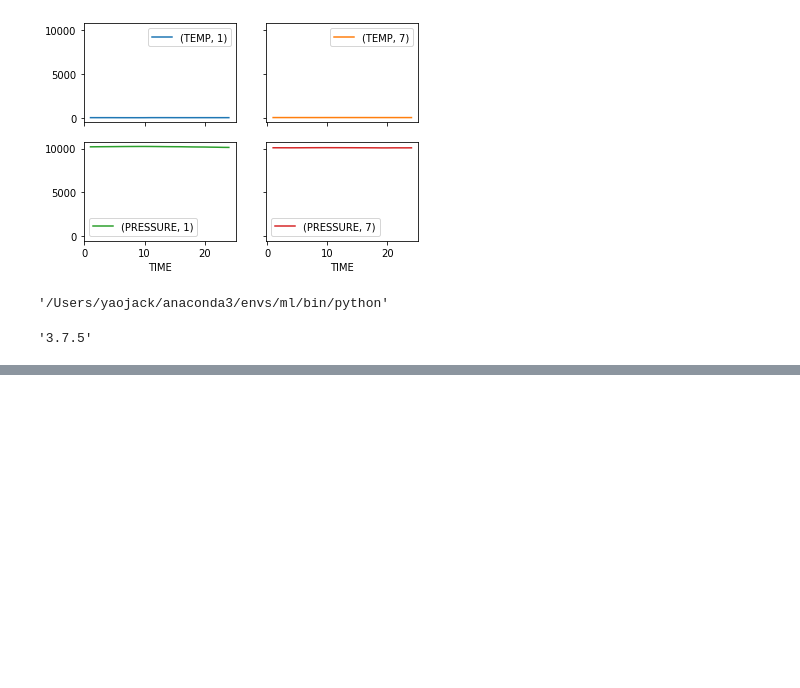
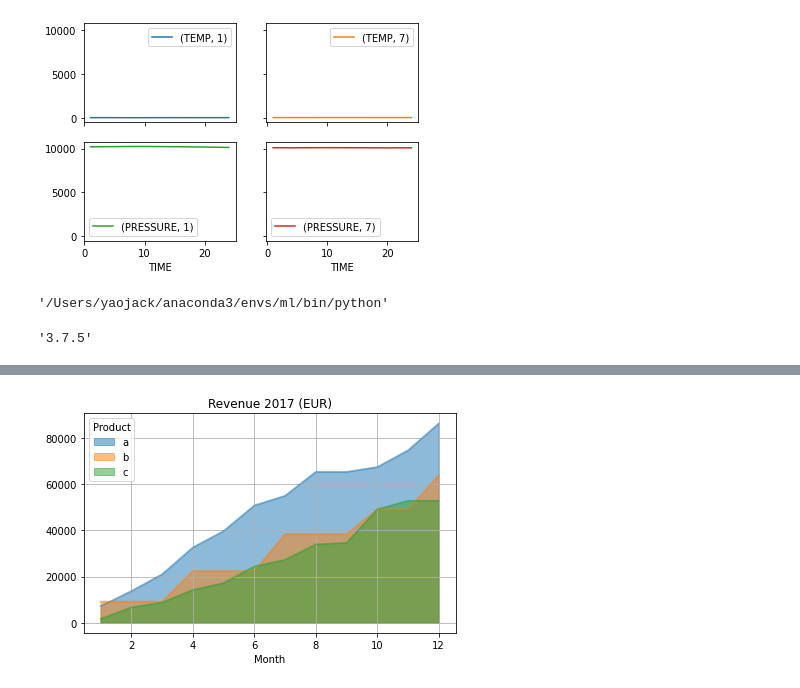
Before and after one commit to yaowenqiang/panda_playbook, a Jupyter notebook: advanced_plot_with_pandas.ipynb, the cells around one changed output, grey strips where cells are left out. Cells and saved outputs as stored; diff of their text form; code cells hidden in the pictures; blank space fills up the shorter version.

```diff
--- a/advanced_plot_with_pandas.ipynb
+++ b/advanced_plot_with_pandas.ipynb
@@ -91,0 +252,6 @@ matplotlib._version.version
+# %%
+fig, ax = plt.subplots()
+revenue.plot.area(title='Revenue 2017 (EUR)', ax=ax, stacked=False, grid=True)
+fig.tight_layout()
+# %% [output]
+[figure, added]
```
Also changed, not shown: parts of 13 cells of this notebook.
